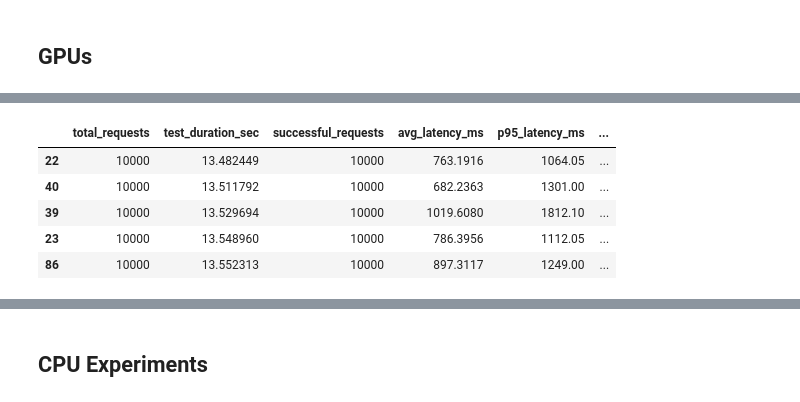
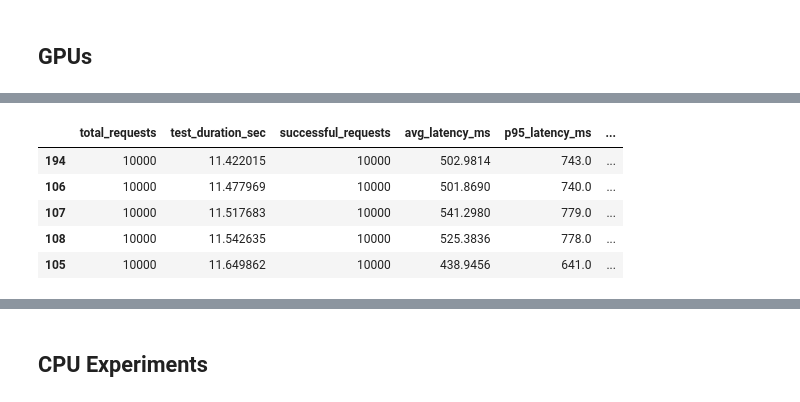
Before and after one commit to datavistics/encoder-analysis, a Jupyter notebook: classification-optimization.ipynb, the cells around one changed output, grey strips where cells are left out. Drawn from its saved outputs; the diff is of its cells as text; code cells hidden in the pictures.

```diff
--- a/classification-optimization.ipynb
+++ b/classification-optimization.ipynb
@@ -196,30 +197,30 @@ for og_instance_config_experiment in instance_config_experiments:
 # %%
 from src.process_dataset import load_json_files
 
 # Define cost per hour considering both hardware type and vendor
 cost_per_hour = {
     ('gcp', 'nvidia-t4'): 0.5,
     ('gcp', 'nvidia-l4'): 0.7,
     ('aws', 'nvidia-t4'): 0.5,
     ('aws', 'nvidia-l4'): 0.8,
 }
 
 # Load dataset
-df = load_json_files('results')
+df = load_json_files('results/classification')
 
 # Compute cost
 df['seconds_per_billion'] = 1e9 / df['throughput_req_per_sec']
 df['cost_per_sec'] = df.apply(lambda row: cost_per_hour.get((row['vendor'], row['hw_type']), 0) / 3600, axis=1)
 df['1B_cost'] = df['seconds_per_billion'] * df['cost_per_sec']
 
 df.sort_values(by='1B_cost').head()
 # %% [output]
 |  | total_requests | test_duration_sec | successful_requests | avg_latency_ms | p95_latency_ms | ... |
-| 22 | 10000 | 13.482449 | 10000 | 763.1916 | 1064.05 | ... |
-| 40 | 10000 | 13.511792 | 10000 | 682.2363 | 1301.00 | ... |
-| 39 | 10000 | 13.529694 | 10000 | 1019.6080 | 1812.10 | ... |
-| 23 | 10000 | 13.548960 | 10000 | 786.3956 | 1112.05 | ... |
-| 86 | 10000 | 13.552313 | 10000 | 897.3117 | 1249.00 | ... |
+| 194 | 10000 | 11.422015 | 10000 | 502.9814 | 743.0 | ... |
+| 106 | 10000 | 11.477969 | 10000 | 501.8690 | 740.0 | ... |
+| 107 | 10000 | 11.517683 | 10000 | 541.2980 | 779.0 | ... |
+| 108 | 10000 | 11.542635 | 10000 | 525.3836 | 778.0 | ... |
+| 105 | 10000 | 11.649862 | 10000 | 438.9456 | 641.0 | ... |
 # %%
 from datasets import Dataset
 # Push to the hub
```
Also changed, not shown: parts of 7 cells of this notebook, 12 other files.
